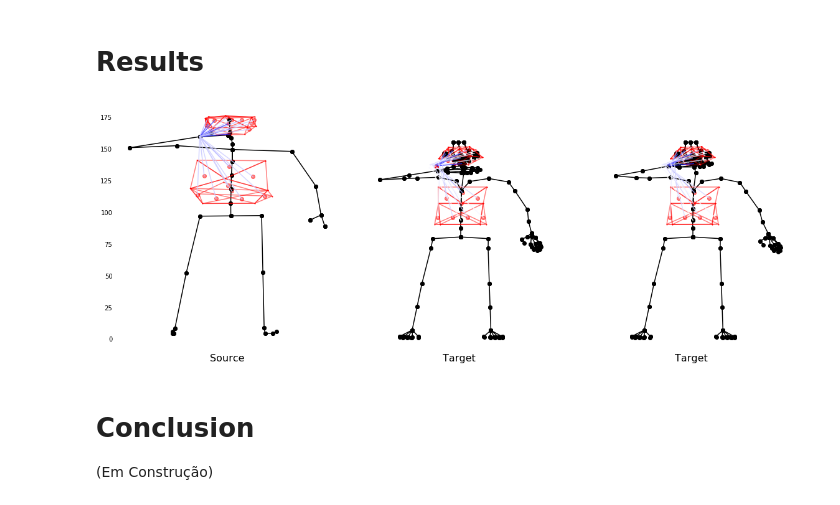
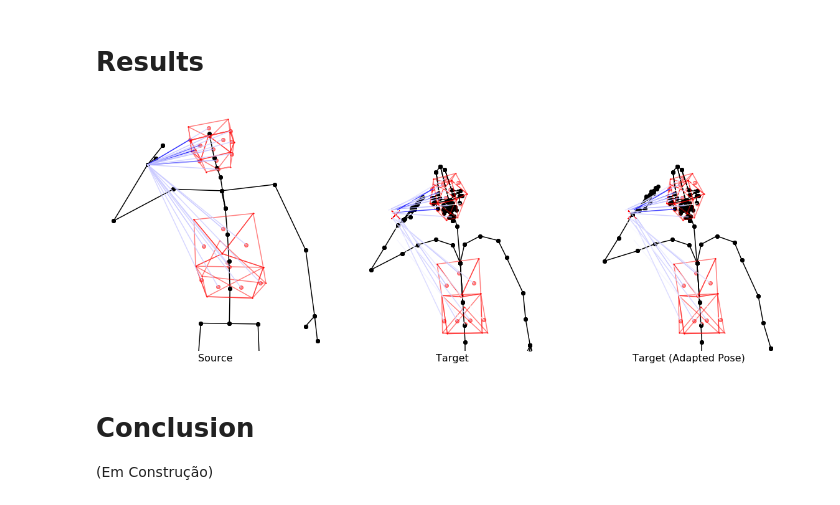
Before and after one commit to rltonoli/MotionRetargeting, a Jupyter notebook: dev/MotionRetargetingPaper-2.ipynb, the cells around one changed output. Saved outputs shown, nothing was run; the diff lists cells and outputs as text; code cells hidden in the pictures.

```diff
--- a/dev/MotionRetargetingPaper-2.ipynb
+++ b/dev/MotionRetargetingPaper-2.ipynb
@@ -63,7 +63,7 @@ M_{global}^{n} = \prod_{i=0}^{n} M_{local}^{i}
 # %%
 #Load Source Animation (Skeleton + Motion)
 #sourceAnimationPath = '..\data\source_animation-entender.bvh'
-sourceAnimationPath = Path("../data/source_animation-boca.bvh")
+sourceAnimationPath = Path("../data/source_animation-entender.bvh")
 sourceAnimation = bvhsdk.ReadFile(sourceAnimationPath)
 #Load Target Skeleton
 targetSkeleton = Path("../data/target_skeleton.bvh")
@@ -909,39 +904,41 @@ def PlotResults(srcAnim, srcSurface, tgtAnim, tgtAnim_Aligned, tgtSurface, egoCo
     norm_importance = egoCoord.framecoord[frame].importance/egoCoord.framecoord[frame].importance.max()
     for i in range(lenNoLimb):
         axs[0].plot([refpoint[i,0],dispvector[i,0]],[refpoint[i,1],dispvector[i,1]], color=[np.clip(1*(1-norm_importance[i]),0,0.8),np.clip(1*(1-norm_importance[i]),0,0.8),1,0.8])
         axs[0].scatter(refpoint[i,0], refpoint[i,1], color='red', alpha=0.5)
     #Target Animation ego coords
     dispvector = np.asarray([np.asarray(egoCoord.framecoord[frame].tgt_dispvector[i])+egoCoord.framecoord[frame].tgt_refpoint[i] for i in range(len(egoCoord.framecoord[frame].tgt_refpoint))])
     refpoint = np.asarray(egoCoord.framecoord[frame].tgt_refpoint[:])
     norm_importance = egoCoord.framecoord[frame].importance/egoCoord.framecoord[frame].importance.max()
     for column in range(1,3):
         for i in range(lenNoLimb):
             axs[column].plot([refpoint[i,0],dispvector[i,0]],[refpoint[i,1],dispvector[i,1]], color=[np.clip(1*(1-norm_importance[i]),0,1),np.clip(1*(1-norm_importance[i]),0,1),1,0.8])
             axs[column].scatter(refpoint[i,0], refpoint[i,1], color='red', alpha=0.5)
             target = egoCoord.getTarget(frame)
-            axs[column].scatter(target[0], target[1], color='red', marker="X")
+            axs[column].scatter(target[0], target[1], color='red', marker="x", s=160)
     for column in range(3):
         axs[column].set_xlim(min_X-5,max_X+5)
+        min_Y = srcAnim.root.getPosition(0)[1]
         axs[column].set_ylim(min_Y-10,max_Y+10)
         axs[column].set_frame_on(False)
         axs[column].tick_params(axis='both', which='both', length=0)
         axs[column].set_xticks([])
-        if column!=0:
-            axs[column].set_yticks([])
+        axs[column].set_yticks([])
         #axs[column].set_axis_off()
 
     font_size = 16
 
     axs[0].set_xlabel('Source', fontsize=font_size)
     axs[1].set_xlabel('Target', fontsize=font_size)
-    axs[2].set_xlabel('Target', fontsize=font_size)
+    axs[2].set_xlabel('Target (Adapted Pose)', fontsize=font_size)
 
+    plt.savefig('result.png', dpi=300)
     plt.tight_layout()
     plt.show()
 
-PlotResults(sourceAnimation, sourceSurface, targetAnimation, targetAnimation_aligned, targetSurface, egoCoords[0], 400)
+
+PlotResults(sourceAnimation, sourceSurface, targetAnimation, targetAnimation_aligned, targetSurface, egoCoords[0], 200)
 # %% [output]
-[figure, old version]
+[figure, new version]
 # %% [markdown]
 # Conclusion
 
```
Also changed, not shown: parts of 3 cells of this notebook, 2 other files.
